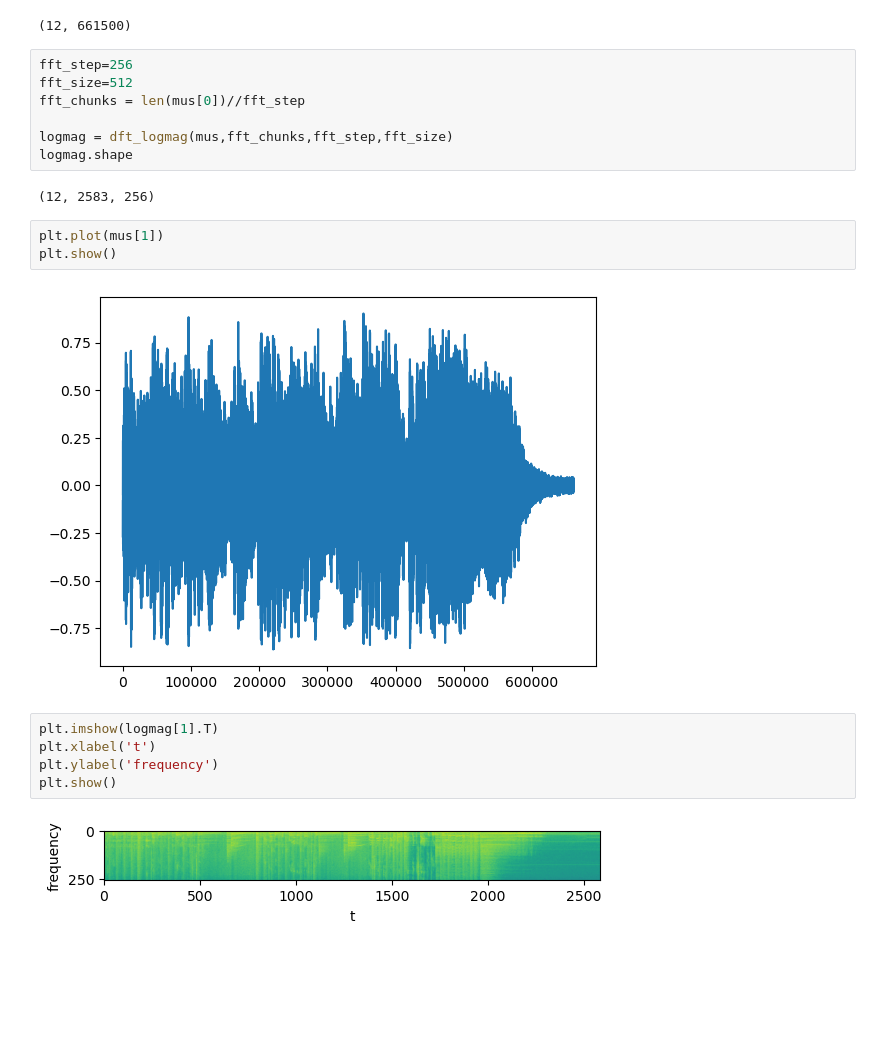
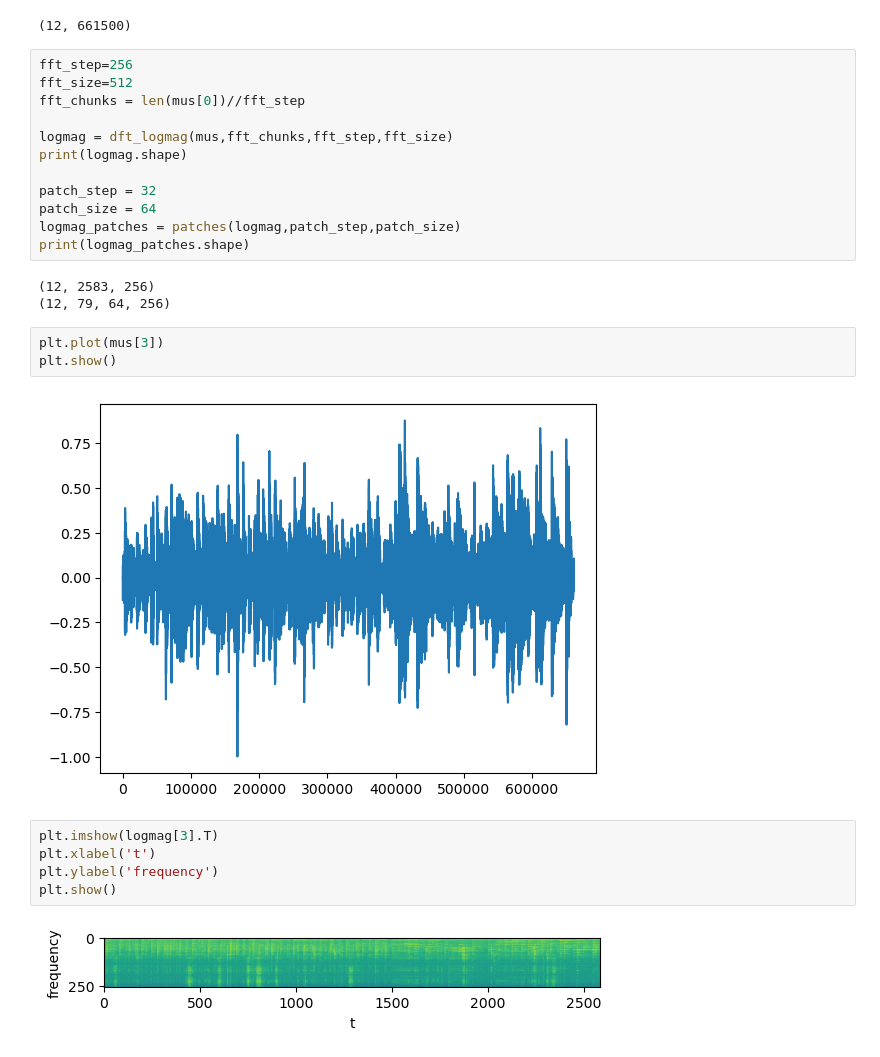
Before and after one commit to jonasbuechi/music_speech, a Jupyter notebook: RNN.ipynb, the cells around one changed output. Cells and saved outputs as stored; diff of their text form; blank space fills up the shorter version.

Commit message:
create patches of specific size

```diff
--- a/RNN.ipynb
+++ b/RNN.ipynb
@@ -104,18 +104,24 @@ fft_size=512
 fft_chunks = len(mus[0])//fft_step
 
 logmag = dft_logmag(mus,fft_chunks,fft_step,fft_size)
-logmag.shape
+print(logmag.shape)
+
+patch_step = 32
+patch_size = 64
+logmag_patches = patches(logmag,patch_step,patch_size)
+print(logmag_patches.shape)
 # %% [output]
 (12, 2583, 256)
+(12, 79, 64, 256)
 # %%
-plt.plot(mus[1])
+plt.plot(mus[3])
 plt.show()
 # %% [output]
-[figure, old version]
+[figure, new version]
 # %%
-plt.imshow(logmag[1].T)
+plt.imshow(logmag[3].T)
 plt.xlabel('t')
 plt.ylabel('frequency')
 plt.show()
 # %% [output]
-[figure, old version]
+[figure, new version]
```
Also changed, not shown: parts of 4 cells of this notebook, 1 other file.
